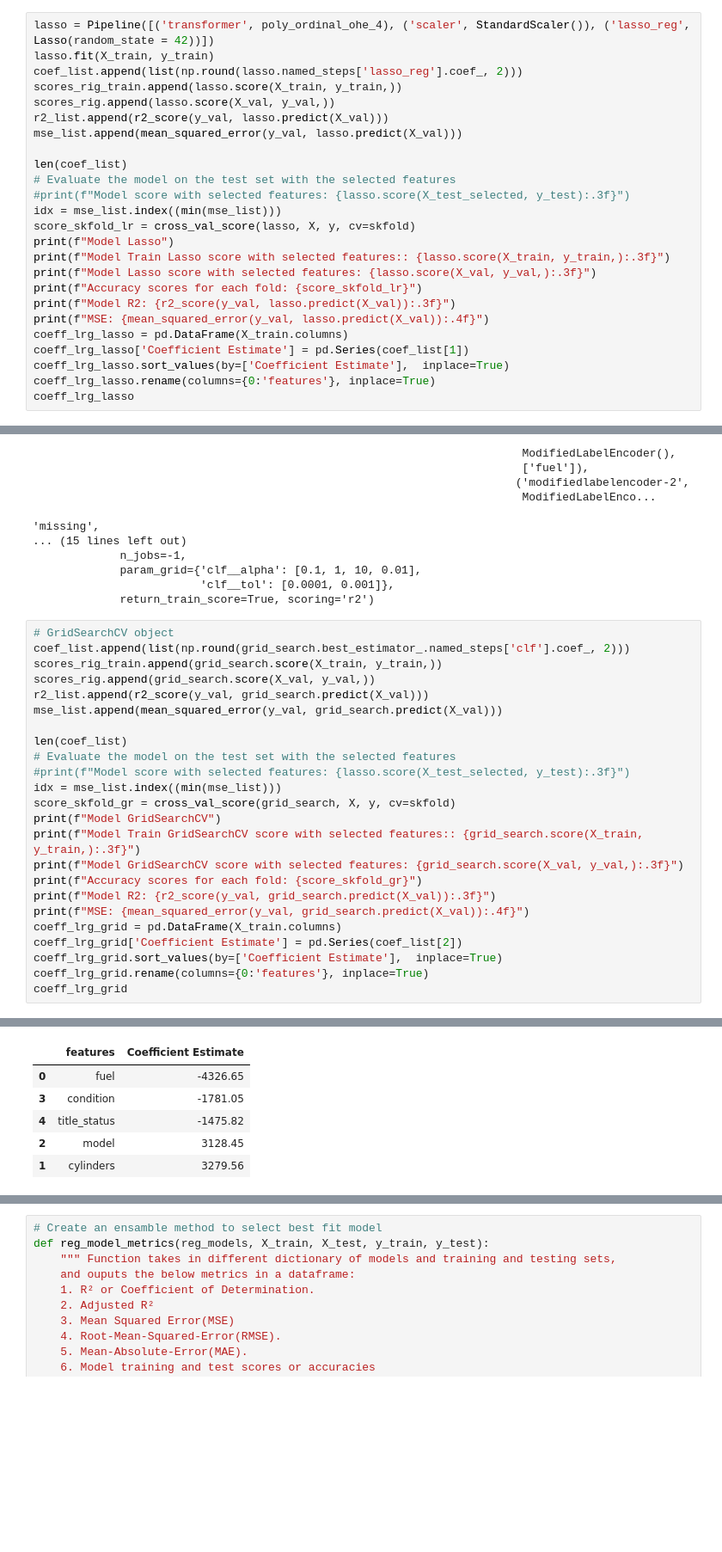
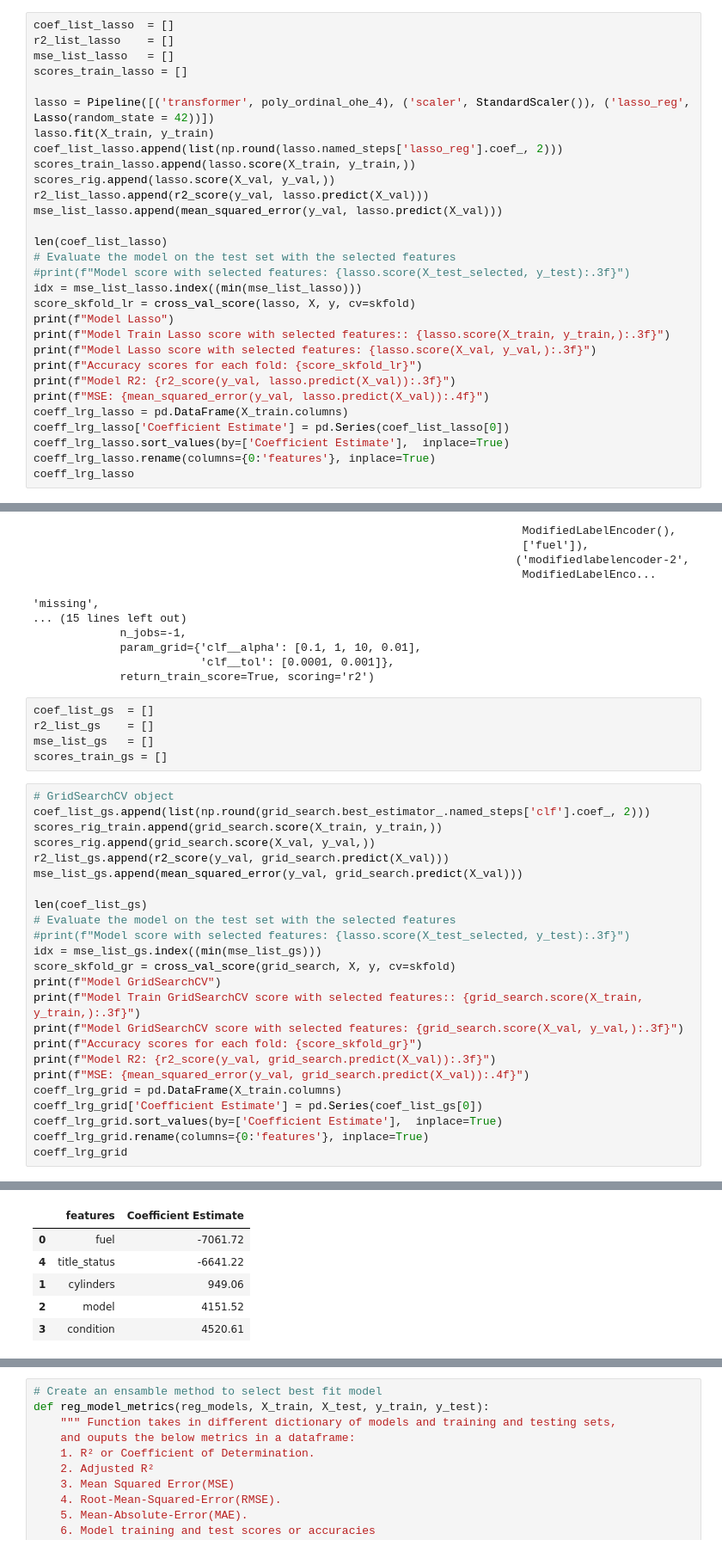
Before and after one commit to PlamenStilyianov/Professional_Certificate_in_ML_and_AI, a Jupyter notebook: Module11/practical_application_II_starter/prompt_II.ipynb, the cells around one changed output, grey strips where cells are left out. Shown at 86% size. Saved outputs shown, nothing was run; the diff lists cells and outputs as text; blank space fills up the shorter version.

```diff
--- a/Module11/practical_application_II_starter/prompt_II.ipynb
+++ b/Module11/practical_application_II_starter/prompt_II.ipynb
@@ -735,18 +741,23 @@ plt.show()
 # %% [markdown]
 ##### Lasso regularization
 # %%
+coef_list_lasso  = []
+r2_list_lasso    = []
+mse_list_lasso   = []
+scores_train_lasso = []
+
 lasso = Pipeline([('transformer', poly_ordinal_ohe_4), ('scaler', StandardScaler()), ('lasso_reg', Lasso(random_state = 42))])
 lasso.fit(X_train, y_train)
-coef_list.append(list(np.round(lasso.named_steps['lasso_reg'].coef_, 2)))
-scores_rig_train.append(lasso.score(X_train, y_train,))
+coef_list_lasso.append(list(np.round(lasso.named_steps['lasso_reg'].coef_, 2)))
+scores_train_lasso.append(lasso.score(X_train, y_train,))
 scores_rig.append(lasso.score(X_val, y_val,))
-r2_list.append(r2_score(y_val, lasso.predict(X_val)))
-mse_list.append(mean_squared_error(y_val, lasso.predict(X_val)))
+r2_list_lasso.append(r2_score(y_val, lasso.predict(X_val)))
+mse_list_lasso.append(mean_squared_error(y_val, lasso.predict(X_val)))
 
-len(coef_list)
+len(coef_list_lasso)
 # Evaluate the model on the test set with the selected features
 #print(f"Model score with selected features: {lasso.score(X_test_selected, y_test):.3f}")
-idx = mse_list.index((min(mse_list)))
+idx = mse_list_lasso.index((min(mse_list_lasso)))
 score_skfold_lr = cross_val_score(lasso, X, y, cv=skfold)
 print(f"Model Lasso")
 print(f"Model Train Lasso score with selected features:: {lasso.score(X_train, y_train,):.3f}")
@@ -755,7 +766,7 @@ print(f"Accuracy scores for each fold: {score_skfold_lr}")
 print(f"Model R2: {r2_score(y_val, lasso.predict(X_val)):.3f}")
 print(f"MSE: {mean_squared_error(y_val, lasso.predict(X_val)):.4f}")
 coeff_lrg_lasso = pd.DataFrame(X_train.columns)
-coeff_lrg_lasso['Coefficient Estimate'] = pd.Series(coef_list[1])
+coeff_lrg_lasso['Coefficient Estimate'] = pd.Series(coef_list_lasso[0])
 coeff_lrg_lasso.sort_values(by=['Coefficient Estimate'],  inplace=True)
 coeff_lrg_lasso.rename(columns={0:'features'}, inplace=True)
 coeff_lrg_lasso
@@ -861,18 +877,23 @@ GridSearchCV(cv=10,
              param_grid={'clf__alpha': [0.1, 1, 10, 0.01],
                          'clf__tol': [0.0001, 0.001]},
              return_train_score=True, scoring='r2')
+# %%
+coef_list_gs  = []
+r2_list_gs    = []
+mse_list_gs   = []
+scores_train_gs = []
 # %%
 # GridSearchCV object
-coef_list.append(list(np.round(grid_search.best_estimator_.named_steps['clf'].coef_, 2)))
+coef_list_gs.append(list(np.round(grid_search.best_estimator_.named_steps['clf'].coef_, 2)))
 scores_rig_train.append(grid_search.score(X_train, y_train,))
 scores_rig.append(grid_search.score(X_val, y_val,))
-r2_list.append(r2_score(y_val, grid_search.predict(X_val)))
-mse_list.append(mean_squared_error(y_val, grid_search.predict(X_val)))
+r2_list_gs.append(r2_score(y_val, grid_search.predict(X_val)))
+mse_list_gs.append(mean_squared_error(y_val, grid_search.predict(X_val)))
 
-len(coef_list)
+len(coef_list_gs)
 # Evaluate the model on the test set with the selected features
 #print(f"Model score with selected features: {lasso.score(X_test_selected, y_test):.3f}")
-idx = mse_list.index((min(mse_list)))
+idx = mse_list_gs.index((min(mse_list_gs)))
 score_skfold_gr = cross_val_score(grid_search, X, y, cv=skfold)
 print(f"Model GridSearchCV")
 print(f"Model Train GridSearchCV score with selected features:: {grid_search.score(X_train, y_train,):.3f}")
@@ -881,7 +902,7 @@ print(f"Accuracy scores for each fold: {score_skfold_gr}")
 print(f"Model R2: {r2_score(y_val, grid_search.predict(X_val)):.3f}")
 print(f"MSE: {mean_squared_error(y_val, grid_search.predict(X_val)):.4f}")
 coeff_lrg_grid = pd.DataFrame(X_train.columns)
-coeff_lrg_grid['Coefficient Estimate'] = pd.Series(coef_list[2])
+coeff_lrg_grid['Coefficient Estimate'] = pd.Series(coef_list_gs[0])
 coeff_lrg_grid.sort_values(by=['Coefficient Estimate'],  inplace=True)
 coeff_lrg_grid.rename(columns={0:'features'}, inplace=True)
 coeff_lrg_grid
@@ -895,9 +916,9 @@ MSE: 150871832.7661
 |  | features | Coefficient Estimate |
-| 0 | fuel | -4326.65 |
-| 3 | condition | -1781.05 |
-| 4 | title_status | -1475.82 |
-| 2 | model | 3128.45 |
-| 1 | cylinders | 3279.56 |
+| 0 | fuel | -7061.72 |
+| 4 | title_status | -6641.22 |
+| 1 | cylinders | 949.06 |
+| 2 | model | 4151.52 |
+| 3 | condition | 4520.61 |
 # %%
 plt.plot(coeff_lrg_grid['features'],coeff_lrg_grid['Coefficient Estimate'],alpha=0.5,linestyle='dotted',marker='d',markersize=6,color='orange',label=f"GridSearchCV")
 plt.xticks(rotation = 45)
```
Also changed, not shown: parts of 23 cells of this notebook.
